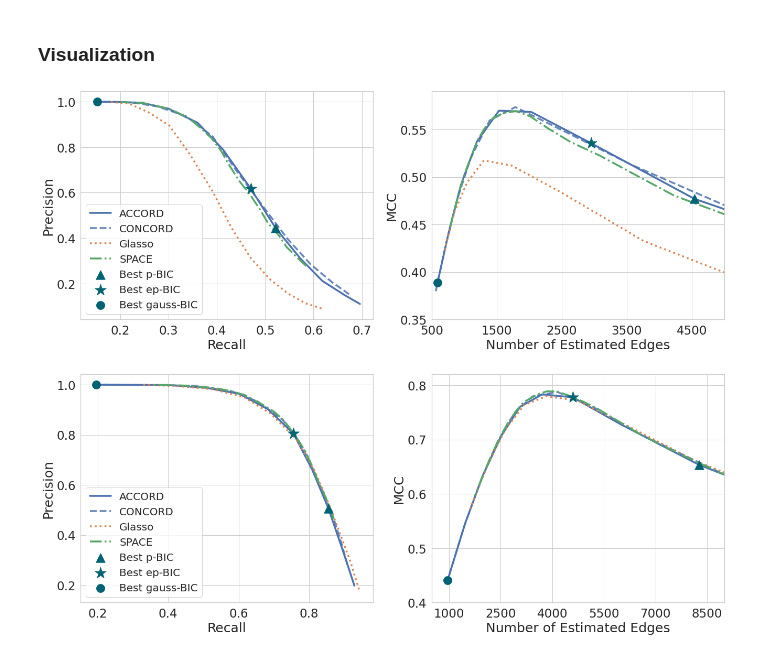
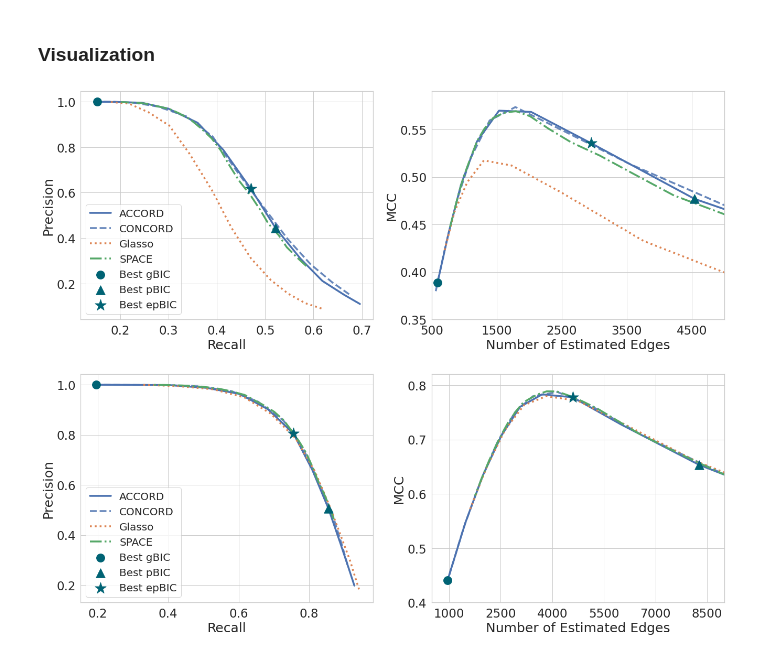
Before and after one commit to jinacfunderburk/accord-reproducibility-testing, a Jupyter notebook: simulation-edge-detection/simulation-edge-detection.ipynb, the cells around one changed output. Saved outputs shown, nothing was run; the diff lists cells and outputs as text; code cells hidden in the pictures.

```diff
--- a/simulation-edge-detection/simulation-edge-detection.ipynb
+++ b/simulation-edge-detection/simulation-edge-detection.ipynb
@@ -269,38 +269,38 @@ space_mccs_er = np.genfromtxt('data/erdos_renyi_space_mccs.txt', delimiter=',')
 # %%
 fig, axes = plt.subplots(1, 2, figsize=(22, 8))
 axes = axes.ravel()
 
 i = 0
 axes[i].plot(accord_recalls_hub, accord_precs_hub, linewidth=3.5, color='C0', label='ACCORD')
 axes[i].plot(concord_recalls_hub, concord_precs_hub, linewidth=3.5, linestyle='--', color='C0', alpha=0.85, label='CONCORD')
 axes[i].plot(glasso_recalls_hub, glasso_precs_hub, linewidth=3.5, linestyle=':', color='C1', label='Glasso')
 axes[i].plot(space_recalls_hub, space_precs_hub, linewidth=3.5, linestyle='-.', color='C2', label='SPACE')
-axes[i].scatter(accord_recalls_hub[best_p_bic_hub], accord_precs_hub[best_p_bic_hub], marker='^', zorder=2, s=300, color=sns.color_palette('dark')[-1], label='Best p-BIC')
-axes[i].scatter(accord_recalls_hub[best_ep_bic_02_hub], accord_precs_hub[best_ep_bic_02_hub], marker='*', zorder=2, s=500, color=sns.color_palette('dark')[-1], label='Best ep-BIC')
-axes[i].scatter(accord_recalls_hub[best_gauss_bic_hub], accord_precs_hub[best_gauss_bic_hub], marker='o', zorder=2, s=250, color=sns.color_palette('dark')[-1], label='Best gauss-BIC')
+axes[i].scatter(accord_recalls_hub[best_gauss_bic_hub], accord_precs_hub[best_gauss_bic_hub], marker='o', zorder=2, s=250, color=sns.color_palette('dark')[-1], label='Best gBIC')
+axes[i].scatter(accord_recalls_hub[best_p_bic_hub], accord_precs_hub[best_p_bic_hub], marker='^', zorder=2, s=300, color=sns.color_palette('dark')[-1], label='Best pBIC')
+axes[i].scatter(accord_recalls_hub[best_ep_bic_02_hub], accord_precs_hub[best_ep_bic_02_hub], marker='*', zorder=2, s=500, color=sns.color_palette('dark')[-1], label='Best epBIC')
 axes[i].set_xlabel('Recall', fontsize=25)
 axes[i].set_ylabel('Precision', fontsize=25)
 axes[i].tick_params(axis='both', which='major', labelsize=23)
 axes[i].legend(fontsize=20, loc='lower left')
 
 i = 1
 axes[i].plot(accord_edges_hub, accord_mccs_hub, linewidth=3.5, color='C0', label='ACCORD')
 axes[i].plot(concord_edges_hub, concord_mccs_hub, linewidth=3.5, linestyle='--', color='C0', alpha=0.85, label='CONCORD')
 axes[i].plot(glasso_edges_hub, glasso_mccs_hub, linewidth=3.5, linestyle=':', color='C1', label='Glasso')
 axes[i].plot(space_edges_hub, space_mccs_hub, linewidth=3.5, linestyle='-.', color='C2', label='SPACE')
-axes[i].scatter(accord_edges_hub[best_p_bic_hub], accord_mccs_hub[best_p_bic_hub], marker='^', zorder=2, s=300, color=sns.color_palette('dark')[-1], label='Best p-BIC')
-axes[i].scatter(accord_edges_hub[best_ep_bic_02_hub], accord_mccs_hub[best_ep_bic_02_hub], marker='*', zorder=2, s=500, color=sns.color_palette('dark')[-1], label='Best ep-BIC')
-axes[i].scatter(accord_edges_hub[best_gauss_bic_hub], accord_mccs_hub[best_gauss_bic_hub], marker='o', zorder=2, s=250, color=sns.color_palette('dark')[-1], label='Best gauss-BIC')
+axes[i].scatter(accord_edges_hub[best_gauss_bic_hub], accord_mccs_hub[best_gauss_bic_hub], marker='o', zorder=2, s=250, color=sns.color_palette('dark')[-1], label='Best gBIC')
+axes[i].scatter(accord_edges_hub[best_p_bic_hub], accord_mccs_hub[best_p_bic_hub], marker='^', zorder=2, s=300, color=sns.color_palette('dark')[-1], label='Best pBIC')
+axes[i].scatter(accord_edges_hub[best_ep_bic_02_hub], accord_mccs_hub[best_ep_bic_02_hub], marker='*', zorder=2, s=500, color=sns.color_palette('dark')[-1], label='Best epBIC')
 axes[i].set_xlabel('Number of Estimated Edges', fontsize=25)
 axes[i].set_ylabel('MCC', fontsize=25)
 axes[i].set_xlim((500,5000))
 axes[i].set_ylim((0.35,0.59))
 axes[i].set_xticks(np.arange(500, 5500, 1000))
 axes[i].tick_params(axis='both', which='major', labelsize=23)
 
 plt.savefig('../output/edge-detection-hub-network.png', bbox_inches='tight');
 # %% [output]
-[figure, old version]
+[figure, new version]
 # %%
 fig, axes = plt.subplots(1, 2, figsize=(22, 8))
 axes = axes.ravel()
@@ -310,9 +310,9 @@ axes[i].plot(accord_recalls_er, accord_precs_er, linewidth=3.5, color='C0', labe
 axes[i].plot(concord_recalls_er, concord_precs_er, linewidth=3.5, linestyle='--', color='C0', alpha=0.85, label='CONCORD')
 axes[i].plot(glasso_recalls_er, glasso_precs_er, linewidth=3.5, linestyle=':', color='C1', label='Glasso')
 axes[i].plot(space_recalls_er, space_precs_er, linewidth=3.5, linestyle='-.', color='C2', label='SPACE')
-axes[i].scatter(accord_recalls_er[best_p_bic_er], accord_precs_er[best_p_bic_er], marker='^', zorder=2, s=300, color=sns.color_palette('dark')[-1], label='Best p-BIC')
-axes[i].scatter(accord_recalls_er[best_ep_bic_02_er], accord_precs_er[best_ep_bic_02_er], marker='*', zorder=2, s=500, color=sns.color_palette('dark')[-1], label='Best ep-BIC')
-axes[i].scatter(accord_recalls_er[best_gauss_bic_er], accord_precs_er[best_gauss_bic_er], marker='o', zorder=2, s=250, color=sns.color_palette('dark')[-1], label='Best gauss-BIC')
+axes[i].scatter(accord_recalls_er[best_gauss_bic_er], accord_precs_er[best_gauss_bic_er], marker='o', zorder=2, s=250, color=sns.color_palette('dark')[-1], label='Best gBIC')
+axes[i].scatter(accord_recalls_er[best_p_bic_er], accord_precs_er[best_p_bic_er], marker='^', zorder=2, s=300, color=sns.color_palette('dark')[-1], label='Best pBIC')
+axes[i].scatter(accord_recalls_er[best_ep_bic_02_er], accord_precs_er[best_ep_bic_02_er], marker='*', zorder=2, s=500, color=sns.color_palette('dark')[-1], label='Best epBIC')
 axes[i].set_xlabel('Recall', fontsize=25)
 axes[i].set_ylabel('Precision', fontsize=25)
 axes[i].tick_params(axis='both', which='major', labelsize=23)
@@ -323,9 +323,9 @@ axes[i].plot(accord_edges_er, accord_mccs_er, linewidth=3.5, color='C0', label='
 axes[i].plot(concord_edges_er, concord_mccs_er, linewidth=3.5, linestyle='--', color='C0', alpha=0.85, label='CONCORD')
 axes[i].plot(glasso_edges_er, glasso_mccs_er, linewidth=3.5, linestyle=':', color='C1', label='Glasso')
 axes[i].plot(space_edges_er, space_mccs_er, linewidth=3.5, linestyle='-.', color='C2', label='SPACE')
-axes[i].scatter(accord_edges_er[best_p_bic_er], accord_mccs_er[best_p_bic_er], marker='^', zorder=2, s=300, color=sns.color_palette('dark')[-1], label='Best p-BIC')
-axes[i].scatter(accord_edges_er[best_ep_bic_02_er], accord_mccs_er[best_ep_bic_02_er], marker='*', zorder=2, s=500, color=sns.color_palette('dark')[-1], label='Best ep-BIC')
-axes[i].scatter(accord_edges_er[best_gauss_bic_er], accord_mccs_er[best_gauss_bic_er], marker='o', zorder=2, s=250, color=sns.color_palette('dark')[-1], label='Best gauss-BIC')
+axes[i].scatter(accord_edges_er[best_gauss_bic_er], accord_mccs_er[best_gauss_bic_er], marker='o', zorder=2, s=250, color=sns.color_palette('dark')[-1], label='Best gBIC')
+axes[i].scatter(accord_edges_er[best_p_bic_er], accord_mccs_er[best_p_bic_er], marker='^', zorder=2, s=300, color=sns.color_palette('dark')[-1], label='Best pBIC')
+axes[i].scatter(accord_edges_er[best_ep_bic_02_er], accord_mccs_er[best_ep_bic_02_er], marker='*', zorder=2, s=500, color=sns.color_palette('dark')[-1], label='Best epBIC')
 axes[i].set_xlabel('Number of Estimated Edges', fontsize=25)
 axes[i].set_ylabel('MCC', fontsize=25)
 axes[i].set_xlim((500,9000))
@@ -336,4 +336,4 @@ axes[i].tick_params(axis='both', which='major', labelsize=23)
 
 plt.savefig('../output/edge-detection-erdos-renyi.png', bbox_inches='tight');
 # %% [output]
-[figure, old version]
+[figure, new version]
```
Also changed, not shown: 4 other files.
